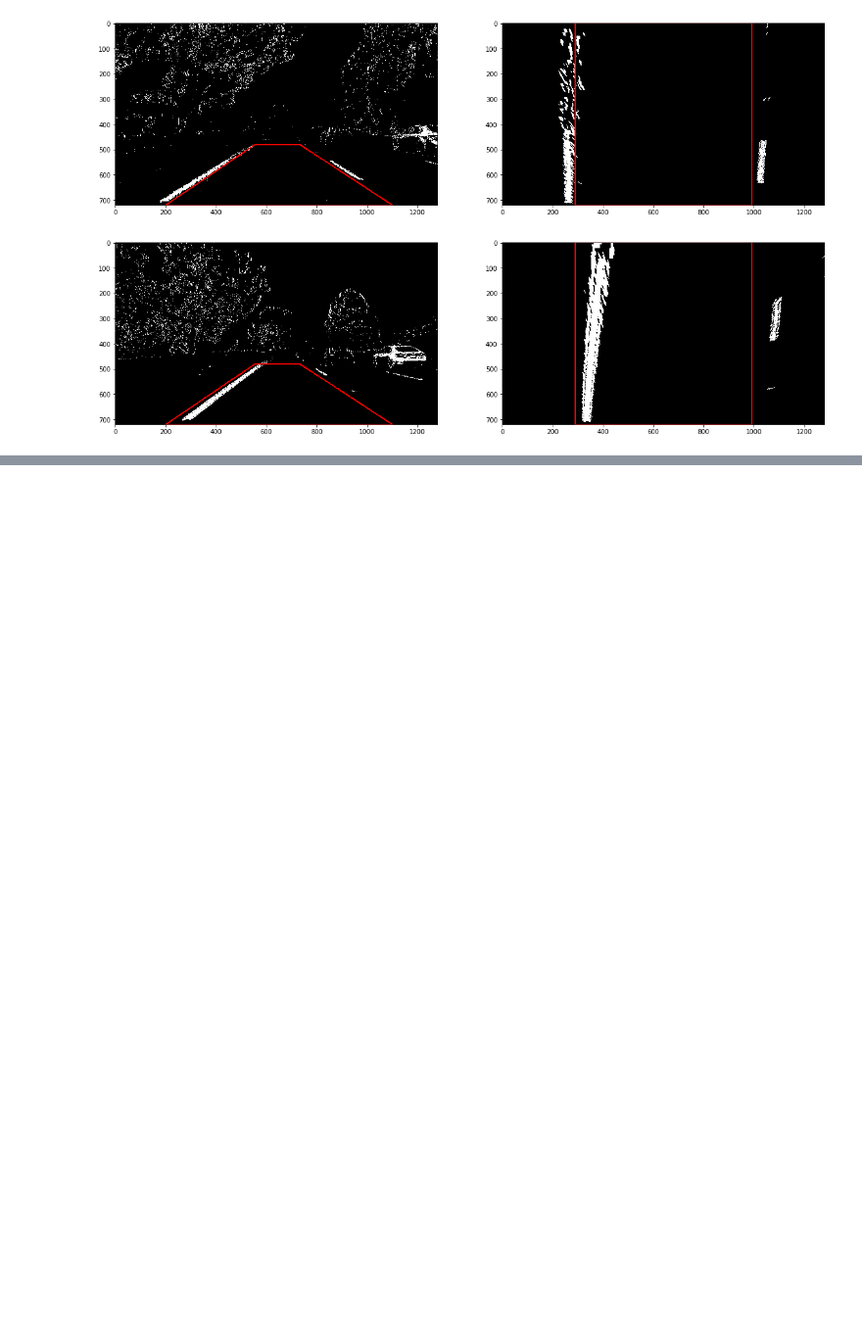
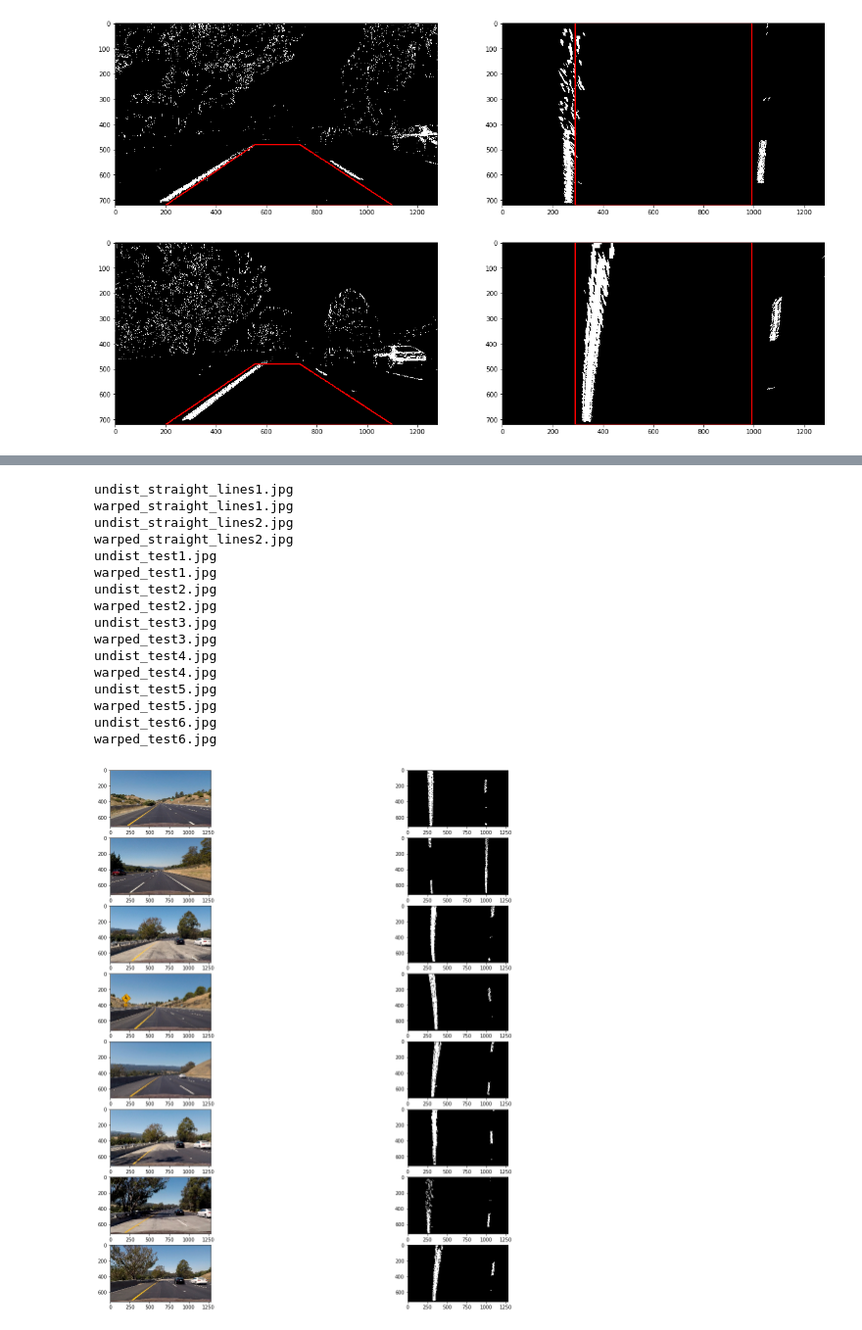
Before and after one commit to emoyers/CarND-Advanced-Lane-Lines, a Jupyter notebook: P2.ipynb, the cells around one changed output, grey strips where cells are left out. Shown at 98% size. Drawn from its saved outputs; the diff is of its cells as text; code cells hidden in the pictures; blank space fills up the shorter version.

Commit message:
added lane fit line, squares fitting, curvatura calc

```diff
--- a/P2.ipynb
+++ b/P2.ipynb
@@ -100,15 +100,17 @@ def get_binary_filtered_img(path,mtx, dist, saturation_thresh=(170, 255), sobel_
     plt.imshow(combined_binary, cmap= 'gray')
     fig.add_subplot(2, 2, 4)
     plt.imshow((combined_binary - combined_binary_1), cmap= 'gray')
-    return combined_binary
+    return combined_binary, undist_image
 
 binary_images = {}
+undistorted_images = {}
 
 list_images = os.listdir("test_images/")
 for file in list_images:
     path_image = "test_images/"+file
-    f_binary_image = get_binary_filtered_img(path_image, mtx, dist, saturation_thresh=(180, 255), sobel_thresh=(20, 80), light_thresh=(50,255))
+    f_binary_image, undist_image  = get_binary_filtered_img(path_image, mtx, dist, saturation_thresh=(180, 255), sobel_thresh=(20, 80), light_thresh=(50,255))
     binary_images["binary_"+file] = f_binary_image
+    undistorted_images ["undist_"+file] = undist_image
 
 
 #plt.imshow(grad_binary, cmap='gray')
@@ -206,11 +208,3 @@ binary_test6.jpg
 [figure]
 [figure]
 [figure]
-# %%
-fig = plt.figure(figsize=(20, 20))
-count = 1
-for key, image in prespective_images.items() :
-    print (key)
-    fig.add_subplot(4, 2, count)
-    plt.imshow(image, cmap='gray')
-    count += 1
@@ -226,0 +495,50 @@ presp_binary_test6.jpg
+# %%
+def draw_lines_region():
+    # Create an image to draw the lines on
+    warp_zero = np.zeros_like(warped).astype(np.uint8)
+    color_warp = np.dstack((warp_zero, warp_zero, warp_zero))
+
+    # Recast the x and y points into usable format for cv2.fillPoly()
+    pts_left = np.array([np.transpose(np.vstack([left_fitx, ploty]))])
+    pts_right = np.array([np.flipud(np.transpose(np.vstack([right_fitx, ploty])))])
+    pts = np.hstack((pts_left, pts_right))
+
+    # Draw the lane onto the warped blank image
+    cv2.fillPoly(color_warp, np.int_([pts]), (0,255, 0))
+
+    # Warp the blank back to original image space using inverse perspective matrix (Minv)
+    newwarp = cv2.warpPerspective(color_warp, Minv, (image.shape[1], image.shape[0]))
+    # Combine the result with the original image
+    result = cv2.addWeighted(undist, 1, newwarp, 0.3, 0)
+    plt.imshow(result)
+    return 0
+
+fig = plt.figure(figsize=(20, 20))
+count = 1
+for file in list_images:
+    fig.add_subplot(8, 2, count)
+    print('undist_'+file)
+    count += 1
+    plt.imshow(undistorted_images['undist_'+file])
+    fig.add_subplot(8, 2, count)
+    print('warped_'+file)
+    plt.imshow(poly_fit_images['presp_binary_'+file][0],cmap ='gray')
+    count += 1
+# %% [output]
+undist_straight_lines1.jpg
+warped_straight_lines1.jpg
+undist_straight_lines2.jpg
+warped_straight_lines2.jpg
+undist_test1.jpg
+warped_test1.jpg
+undist_test2.jpg
+warped_test2.jpg
+undist_test3.jpg
+warped_test3.jpg
+undist_test4.jpg
+warped_test4.jpg
+undist_test5.jpg
+warped_test5.jpg
+undist_test6.jpg
+warped_test6.jpg
+[figure, added]
```
Also changed, not shown: parts of 6 cells of this notebook.
